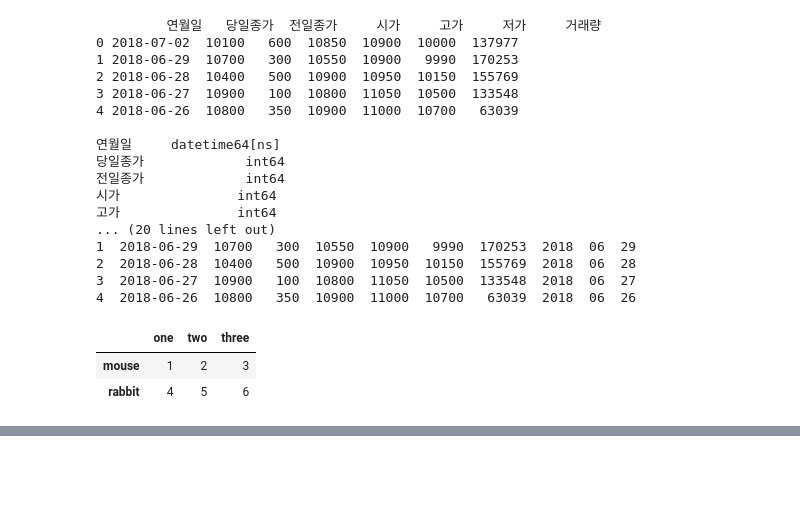
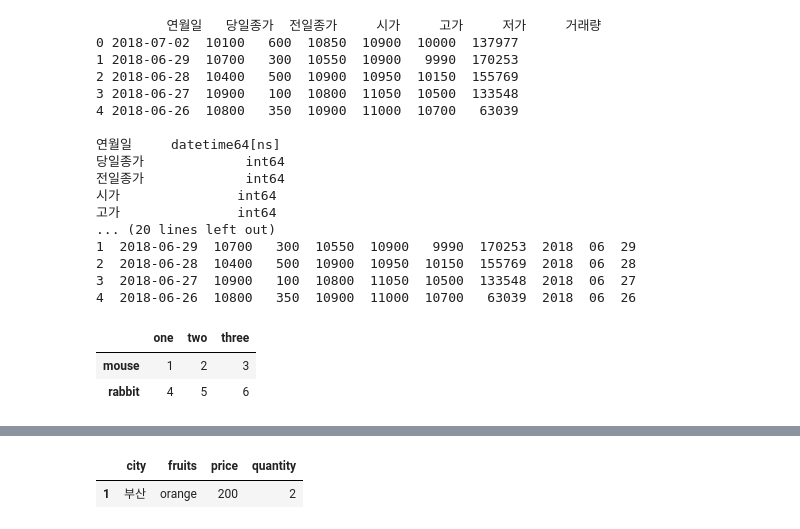
Before and after one commit to RyuJelly/jupyterlab, a Jupyter notebook: exam9.ipynb, the cells around one changed output, grey strips where cells are left out. Drawn from its saved outputs; the diff is of its cells as text; code cells hidden in the pictures; blank space fills up the shorter version.

```diff
--- a/exam9.ipynb
+++ b/exam9.ipynb
@@ -720,2 +778,7 @@ df.groupby('city').get_group('부산')
+# %%
+df.groupby(['city', 'fruits']).get_group(('부산', 'orange'))
+# %% [output]
+|  | city | fruits | price | quantity |
+| 1 | 부산 | orange | 200 | 2 |
 # %%
 df.groupby('city').size()
```
Also changed, not shown: parts of 19 cells of this notebook, 17 other files.
